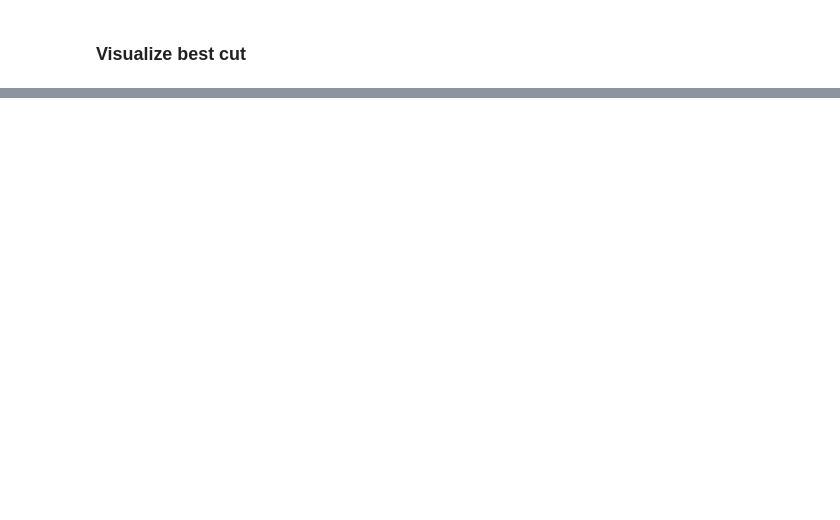
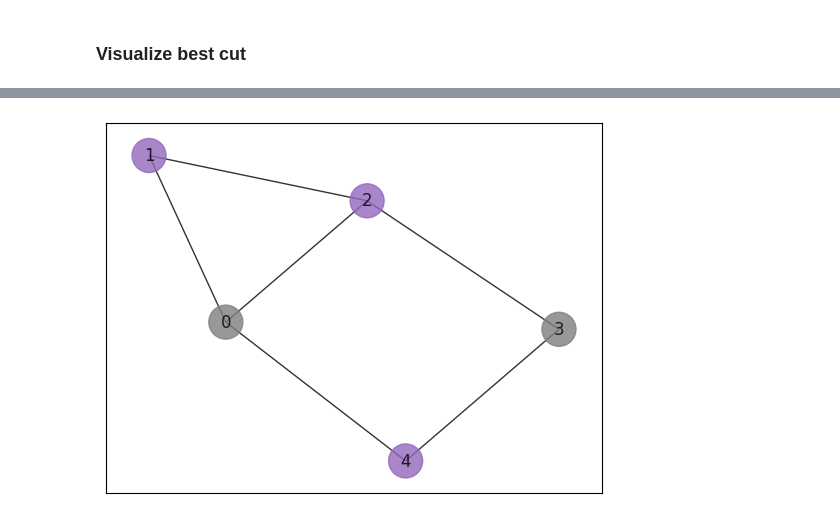
Before and after one commit to t-imamichi/qopt-best-practices, a Jupyter notebook: demos/qiskit_patterns/20240524_UTokyo.ipynb, the cells around one changed output, grey strips where cells are left out. Saved outputs shown, nothing was run; the diff lists cells and outputs as text; code cells hidden in the pictures; blank space fills up the shorter version.

```diff
--- a/demos/qiskit_patterns/20240524_UTokyo.ipynb
+++ b/demos/qiskit_patterns/20240524_UTokyo.ipynb
@@ -373,0 +413,4 @@ plot_result(demo_graph, best_result)
+# %%
+plot_result(demo_graph, best_result)
+# %% [output]
+[figure, added]
```
Also changed, not shown: parts of 22 cells of this notebook.
